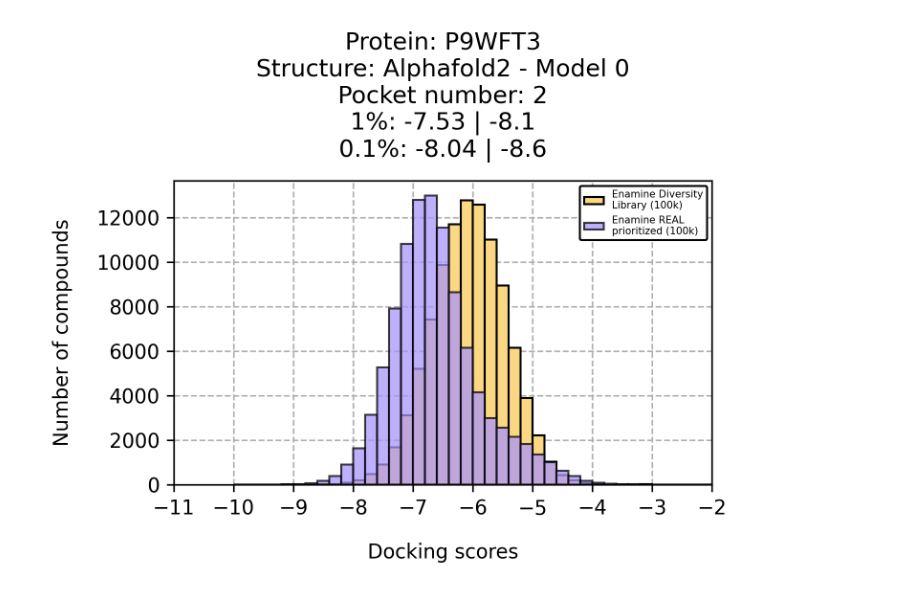
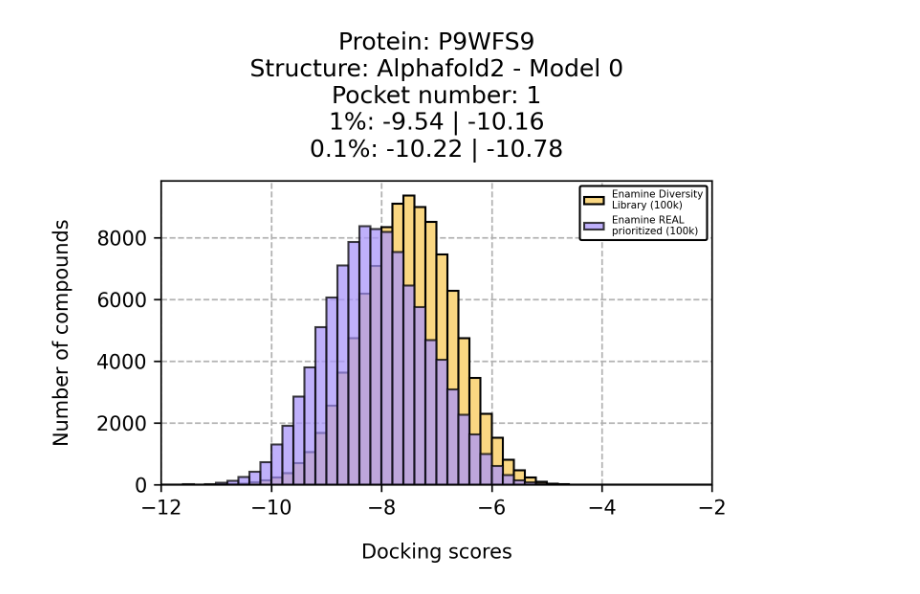
Before and after one commit to ersilia-os/mtb-targeted-protein-degradation, a Jupyter notebook: notebooks/36_docking_exploration.ipynb, the cells around one changed output. Cells and saved outputs as stored; diff of their text form; code cells hidden in the pictures.

```diff
--- a/notebooks/36_docking_exploration.ipynb
+++ b/notebooks/36_docking_exploration.ipynb
@@ -24,6 +24,7 @@ plt.rcParams['figure.dpi'] = 300
 root = '../../../Documents_GPU/mtb-targeted-protein-degradation/scripts'
 PATH_TO_DOCKING_RESULTS_ORIGINAL = os.path.join(root, "..", "processed", "unidock_docking", 'docking_results')
 PATH_TO_DOCKING_RESULTS_REAL = os.path.join(root, "..", "processed", "unidock_REAL_docking", 'docking_results')
+PATH_TO_INPUT_LIGANDS = os.path.join(root, "..", "processed", "unidock_REAL_docking", 'input_ligands')
 
 # Load pocket detection data
 pocket_detection_data = pd.read_csv(os.path.join(root, "..", "processed", "pocket_detection_data.csv"))
@@ -33,42 +34,50 @@ DOCKING_RESULTS_REAL = {}
 DOCKING_RESULTS_REAL_BACKGROUND = {}
 
 # For each pocket
-for pocket in tqdm(sorted(os.listdir(PATH_TO_DOCKING_RESULTS_ORIGINAL))[:]):
+for pocket in tqdm(sorted(os.listdir(PATH_TO_DOCKING_RESULTS_ORIGINAL))):
     scores = pd.read_csv(os.path.join(PATH_TO_DOCKING_RESULTS_ORIGINAL, pocket, 'report.csv'))
     DOCKING_RESULTS_ORIGINAL[pocket] = {i: j for i, j in zip(scores['compound'], scores['score'])}
 
 # For each pocket
-for pocket in tqdm(sorted(os.listdir(PATH_TO_DOCKING_RESULTS_REAL))[:]):
-    try:
-        scores = pd.read_csv(os.path.join(PATH_TO_DOCKING_RESULTS_REAL, pocket, 'report.csv'))
-        DOCKING_RESULTS_REAL[pocket] = {i: j for i, j in zip(scores['compound'][:100000], scores['score'][:100000])}
-        DOCKING_RESULTS_REAL_BACKGROUND[pocket] = {i: j for i, j in zip(scores['compound'][100000:], scores['score'][100000:])}
-    except:
-        pass
+for pocket in tqdm(sorted(os.listdir(PATH_TO_DOCKING_RESULTS_REAL))):
+    # try:
+    lines = open(os.path.join(PATH_TO_INPUT_LIGANDS, f"input_ligands_{pocket}.txt"), "r").readlines()
+    lines = [i.strip().replace(".sdf", "").split("/")[-1] for i in lines]
+    actives = set(lines[:100000])
+    inactives = set(lines[100000:])
+    scores = pd.read_csv(os.path.join(PATH_TO_DOCKING_RESULTS_REAL, pocket, 'report.csv'))
+    scores['set'] = ["inactive" if i in inactives else "active" for i in scores['compound']]
+    scores_actives = scores[scores['set'] == 'active'].reset_index(drop=True)
+    scores_inactives = scores[scores['set'] == 'inactive'].reset_index(drop=True)
+    DOCKING_RESULTS_REAL[pocket] = {i: j for i, j in zip(scores_actives['compound'], scores_actives['score'])}
+    DOCKING_RESULTS_REAL_BACKGROUND[pocket] = {i: j for i, j in zip(scores_inactives['compound'], scores_inactives['score'])}
+    # except:
+    #     pass
 # %%
 pocket = 'alphafold2_P9WFT3_model_0_pocket_2'
-bins = [i for i in np.arange(-10, 1, 0.2)]
+pocket = "alphafold2_P9WFS9_model_0_pocket_1"
+bins = [i for i in np.arange(-14, 1, 0.2)]
 
 y1 = list(DOCKING_RESULTS_ORIGINAL[pocket].values())
 y2 = list(DOCKING_RESULTS_REAL[pocket].values())
 p = f"Protein: {pocket.split('_')[1]}\nStructure: {pocket.split('_')[0].capitalize()} - Model {pocket.split('_')[3]}\nPocket number: {pocket.split('_')[-1]}"
 title = f"{p}\n1%: {round(np.percentile(y1, 1), 2)} | {round(np.percentile(y2, 1), 2)}\n0.1%: {round(np.percentile(y1, 0.1), 2)} | {round(np.percentile(y2, 0.1), 2)}"
 
 
 
 plt.figure(figsize=(5, 4))
 plt.hist(y1, bins=bins, zorder=2, edgecolor='k', color="#FAD782", label='Enamine Diversity\nLibrary (100k)')
 plt.hist(y2, bins=bins, zorder=2, edgecolor='k', color="#AA96FA", label='Enamine REAL\nprioritized (100k)', alpha=0.75)
 plt.grid(linestyle='--', zorder=-2)
-plt.xlim([-11, -2])
+plt.xlim([-12, -2])
 plt.xlabel("Docking scores", labelpad=12)
 plt.ylabel("Number of compounds", labelpad=12)
 plt.legend(loc='best', framealpha=1, edgecolor='k', prop={'size': 5})
 plt.title(title, pad=12)
 plt.tight_layout()
 plt.show()
 # %% [output]
-[figure, old version]
+[figure, new version]
 # %%
 ### BOXPLOTS ###
 # %%
```
Also changed, not shown: parts of 5 cells of this notebook, 1 other file.
